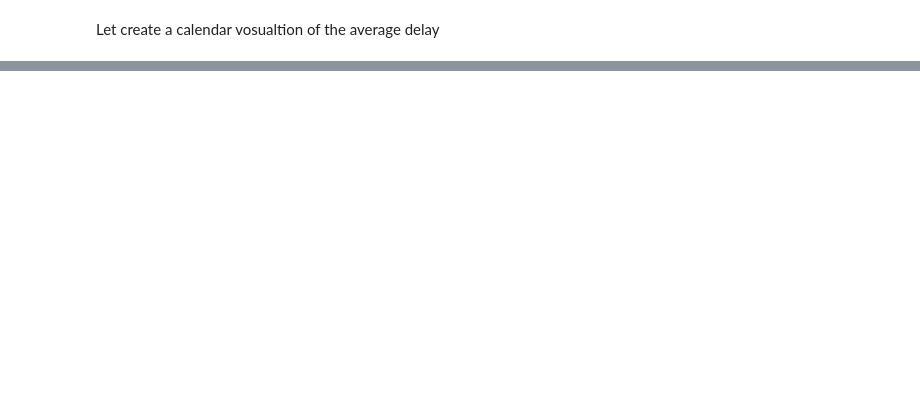
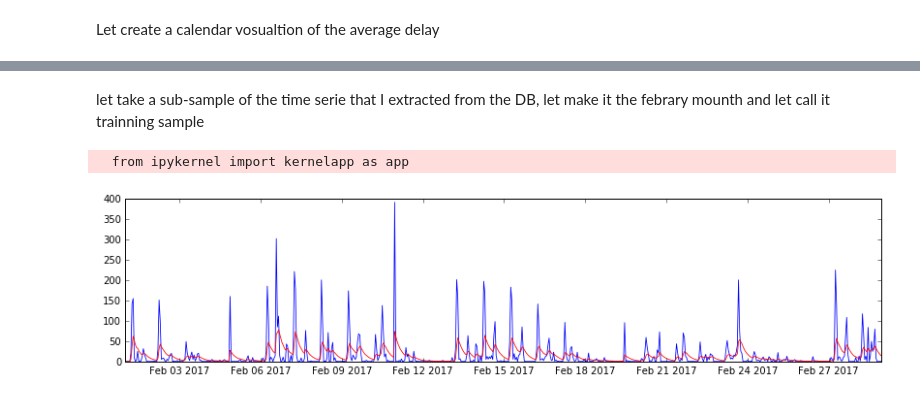
Before and after one commit to yhaddad/KaggleDojo, a Jupyter notebook: time_serie_regression.ipynb, the cells around one changed output, grey strips where cells are left out. Cells and saved outputs as stored; diff of their text form; code cells hidden in the pictures; blank space fills up the shorter version.

```diff
--- a/time_serie_regression.ipynb
+++ b/time_serie_regression.ipynb
@@ -460,13 +454,21 @@ plt.show()
+# %% [markdown]
+let take a sub-sample of the time serie that I extracted from the DB, let make it the febrary mounth and let call it trainning sample
+# %%
+df_train = df.loc["2017-02-01":"2017-02-28"]
+df_valid = df.loc["2017-03-01":"2017-03-02"]
+df_total = df.loc["2017-02-01":"2017-03-02"]
 # %%
 ewma = pd.stats.moments.ewma
-EMOV_n = ewma( train_data['data.attrs.delay'] , com=5 )
+EMOV_n = ewma(df_train['data.attrs.delay'] , com=5 )
+# %% [output]
+  from ipykernel import kernelapp as app
 # %%
 plt.figure(figsize=(14,3))
-plt.title(c)
-plt.plot(train_data["date"], EMOV_n       , lw=0.8)
-plt.plot(train_data["date"], train_data['data.attrs.delay'], lw=0.8)
-plt.ylabel(f)
+plt.plot(df_train['data.attrs.delay'], lw=0.8, label = "data")
+plt.plot(df_train.index, EMOV_n      , lw=0.8, label = "ewma", c = "red")
 plt.show()
+# %% [output]
+[figure, added]
 # %%
 from pandas.tools.plotting import lag_plot
 plt.figure(figsize=(4,4))
```
Also changed, not shown: parts of 34 cells of this notebook.
